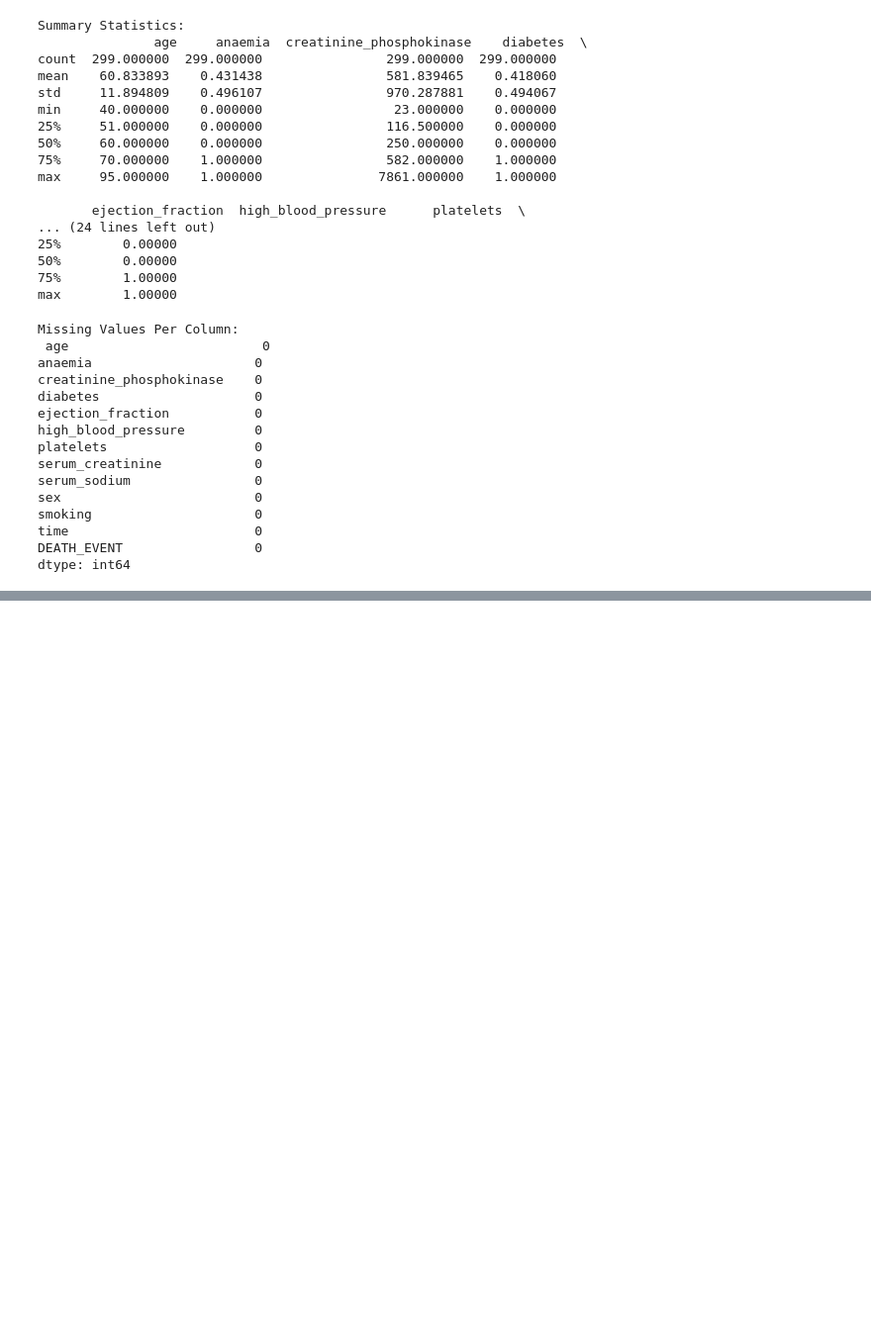
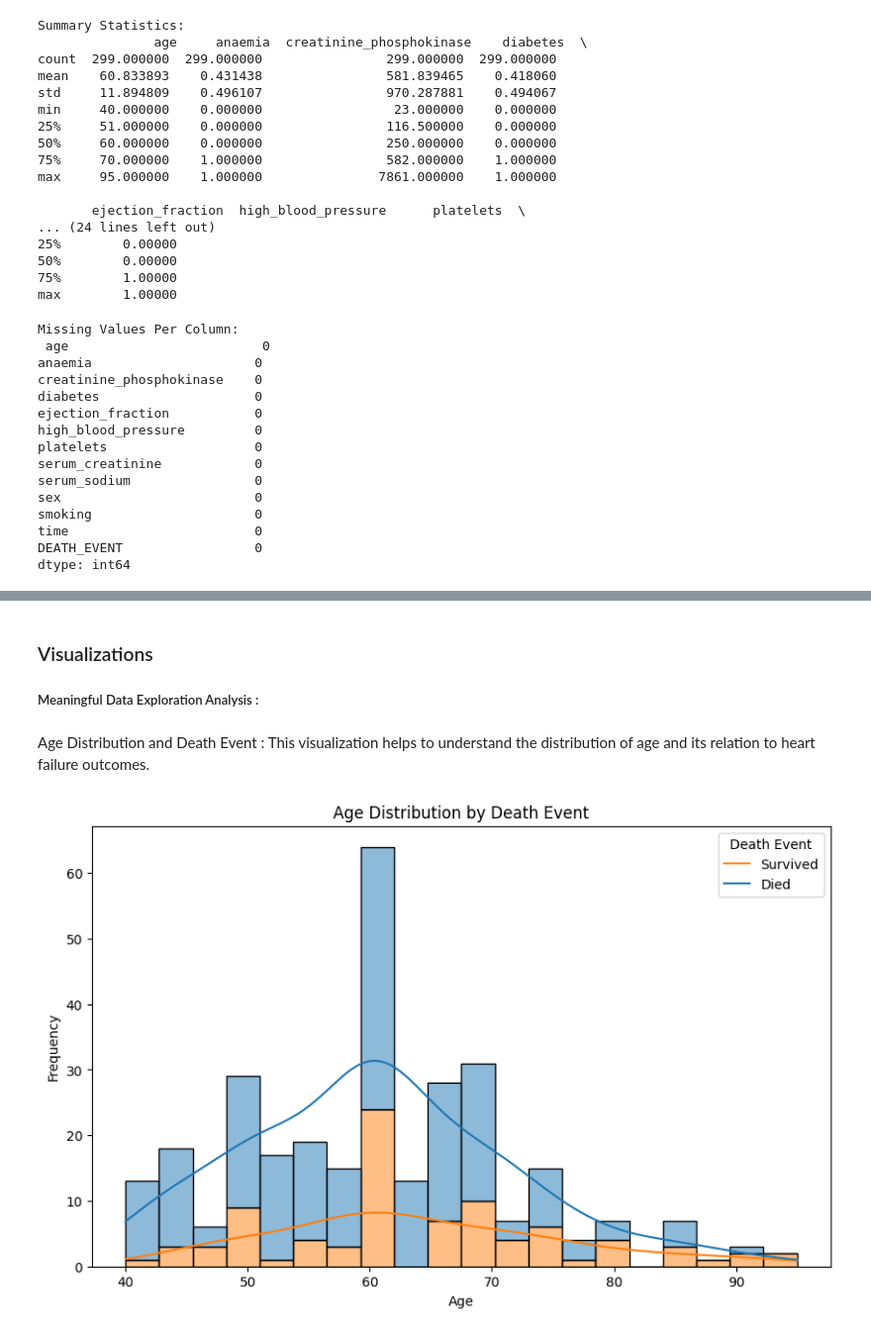
Before and after one commit to ahf-z/Heart-Failure-Analysis-and-Predictive-Modeling, a Jupyter notebook: presentation/data_Final.ipynb, the cells around one changed output, grey strips where cells are left out. Shown at 99% size. Saved outputs shown, nothing was run; the diff lists cells and outputs as text; code cells hidden in the pictures; blank space fills up the shorter version.

```diff
--- a/presentation/data_Final.ipynb
+++ b/presentation/data_Final.ipynb
@@ -96,19 +103,16 @@ dtype: int64
 We will preprocess the dataset by applying various strategies to handle missing and erroneous data.
 # %%
-# Handling Missing and Erroneous Data
-# Introduce null and negative values for testing purposes
+# Add some artificial missing and negative values for testing purposes
 numeric_cols = data.select_dtypes(include='number').columns
 for col in numeric_cols:
     data.loc[np.random.choice(data.index, size=5, replace=False), col] = np.nan
     data.loc[np.random.choice(data.index, size=3, replace=False), col] = -np.abs(data[col].dropna())
 
-# Fill missing values with median and replace negative values with NaN
+# Handle negative values by replacing them with NaN
 data[numeric_cols] = data[numeric_cols].apply(lambda x: np.where(x < 0, np.nan, x))
+
+# Fill missing values with median
 data[numeric_cols] = data[numeric_cols].apply(lambda x: x.fillna(x.median()))
 
-# Adding a total column for aggregation
-data['Total'] = data[numeric_cols].sum(axis=1)
-
-# Display cleaned data
-print("\nCleaned Data Head:")
-print(data.head())
+# Use forward fill to propagate the last valid observation forward
+data_ffill = data.ffill()
@@ -259,0 +369,17 @@ plt.show()
+# %% [markdown]
+### Visualizations
+##### Meaningful Data Exploration Analysis :
+# %% [markdown]
+ Age Distribution and Death Event :
+This visualization helps to understand the distribution of age and its relation to heart failure outcomes.
+# %%
+# Age distribution with respect to DEATH_EVENT (whether the patient died due to heart failure)
+plt.figure(figsize=(10, 6))
+sns.histplot(data=data, x='age', hue='DEATH_EVENT', multiple='stack', bins=20, kde=True)
+plt.title('Age Distribution by Death Event')
+plt.xlabel('Age')
+plt.ylabel('Frequency')
+plt.legend(title='Death Event', labels=['Survived', 'Died'])
+plt.show()
+# %% [output]
+[figure, new version]
```
Also changed, not shown: parts of 42 cells of this notebook, 3 other files.
